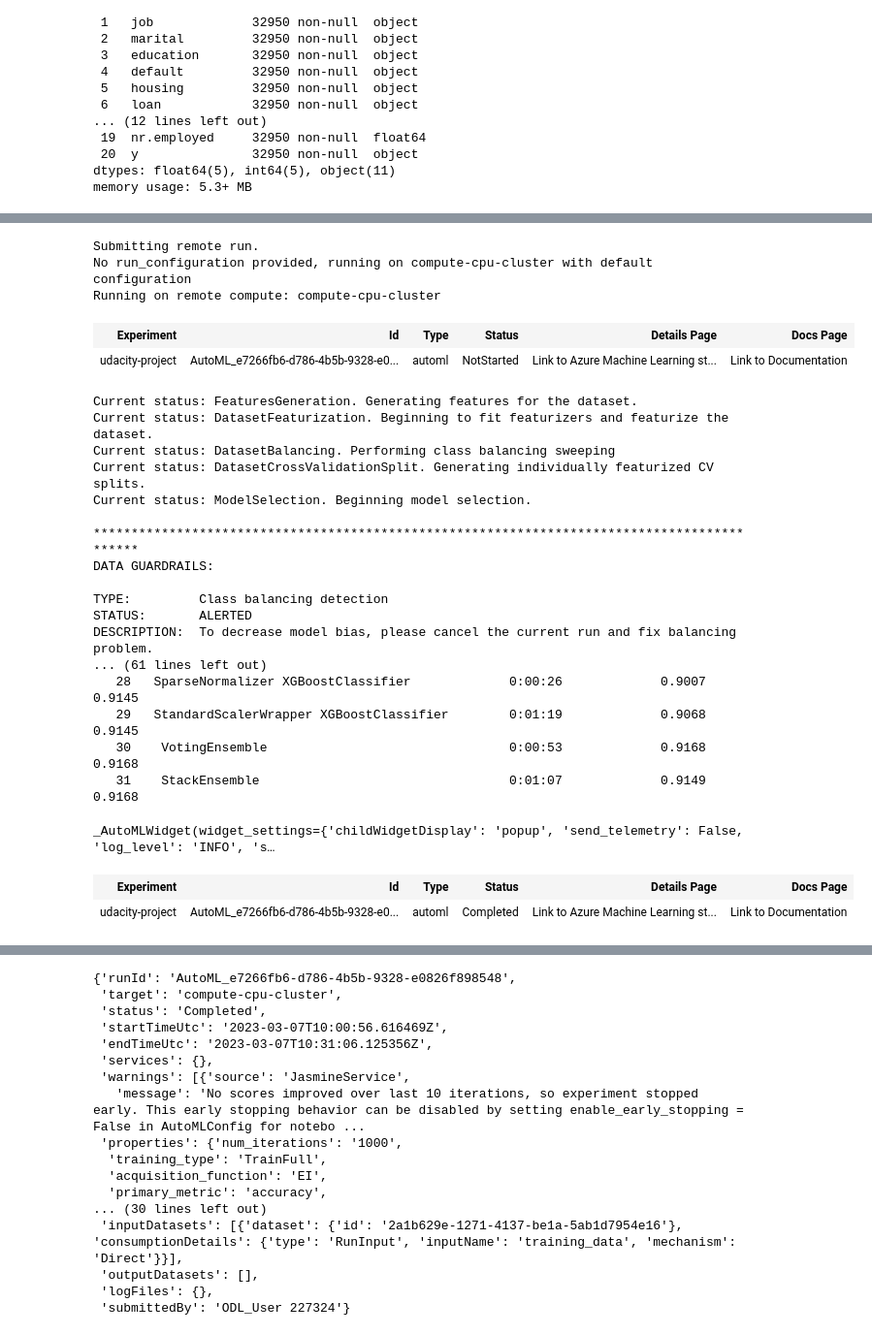
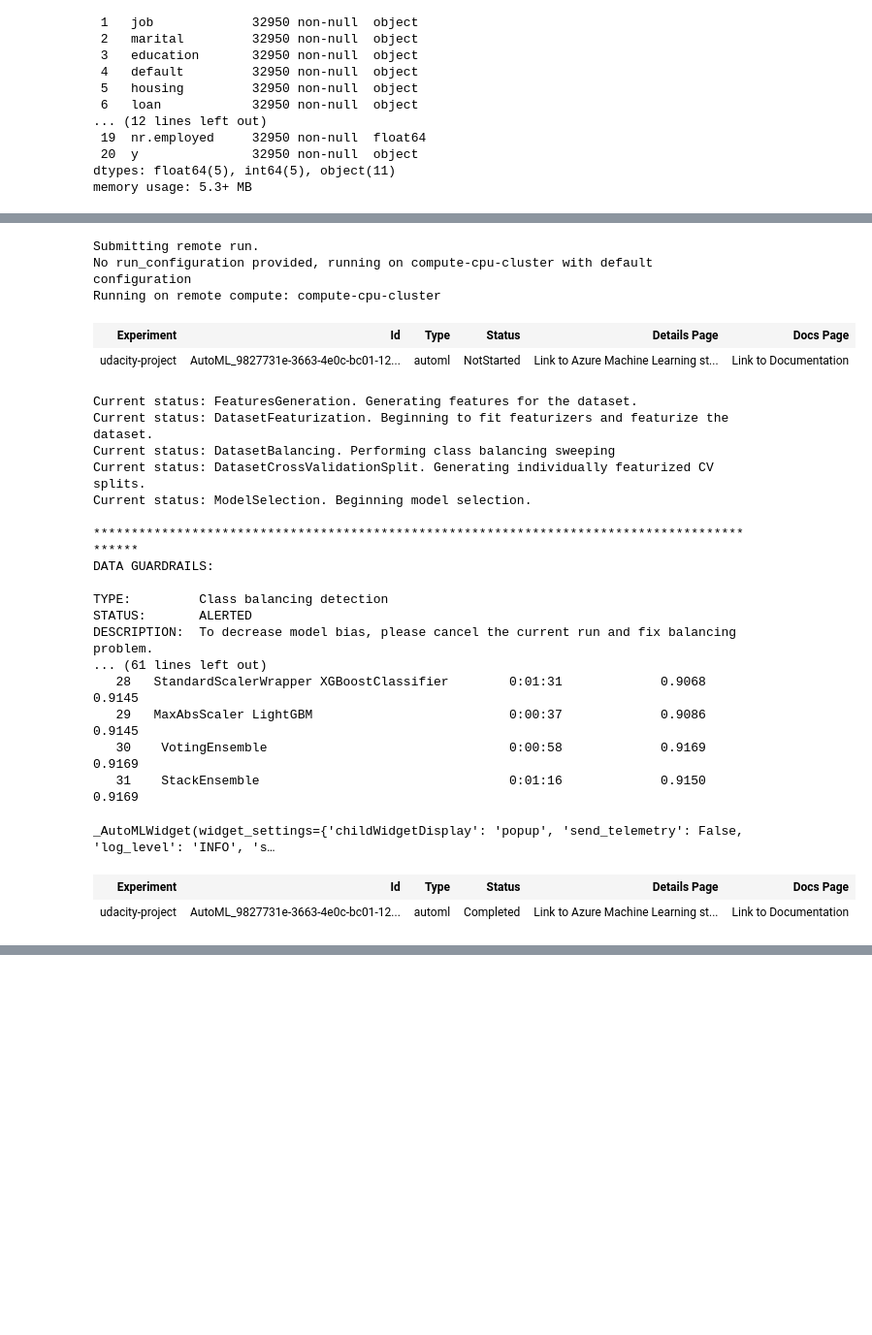
Before and after one commit to nguyenqu/nd00333_AZMLND_Optimizing_a_Pipeline_in_Azure-Starter_Files, a Jupyter notebook: udacity-project.ipynb, the cells around one changed output, grey strips where cells are left out. Shown: that part at 97% size. Drawn from its saved outputs; the diff is of its cells as text; code cells hidden in the pictures; blank space fills up the shorter version.

```diff
--- a/udacity-project.ipynb
+++ b/udacity-project.ipynb
@@ -41,7 +36,7 @@ Files and directories:
 from azureml.core.compute import ComputeTarget, AmlCompute
 
 ##cluster_name = "GIVE_A_CLUSTER_NAME"
-cluster_name = "compute-cpu-cluster1"
+cluster_name = "compute-cpu-cluster"
 
 # TODO: Create compute cluster
 # Use vm_size = "Standard_D2_V2" in your provisioning configuration.
@@ -344,22 +344,27 @@ automl_config = AutoMLConfig(
 # %%
 from azureml.widgets import RunDetails
 
 # Submit your automl run
 
 ### YOUR CODE HERE ###
 
-automl_run = exp.submit(automl_config, show_output=True)
+# Start the AutoML run
+automl_run = exp.submit(config = automl_config, show_output = True)
 
+# Monitor AutoML runs You can monitor the progress of the runs with the following Jupyter widget
 RunDetails(automl_run).show()
 
 # Wait to complete, show the output log
 automl_run.wait_for_completion(show_output=True)
+
+# evaluate the the run is indeed complete
+assert(automl_run.get_status() == "Completed")
 # %% [output]
 Submitting remote run.
 No run_configuration provided, running on compute-cpu-cluster with default configuration
 Running on remote compute: compute-cpu-cluster
 | Experiment | Id | Type | Status | Details Page | Docs Page |
-| udacity-project | AutoML_e7266fb6-d786-4b5b-9328-e0... | automl | NotStarted | Link to Azure Machine Learning st... | Link to Documentation |
+| udacity-project | AutoML_9827731e-3663-4e0c-bc01-12... | automl | NotStarted | Link to Azure Machine Learning st... | Link to Documentation |
 Current status: FeaturesGeneration. Generating features for the dataset.
 Current status: DatasetFeaturization. Beginning to fit featurizers and featurize the dataset.
 Current status: DatasetBalancing. Performing class balancing sweeping
@@ -373,13 +378,13 @@ TYPE:         Class balancing detection
 STATUS:       ALERTED
 DESCRIPTION:  To decrease model bias, please cancel the current run and fix balancing problem.
 ... (61 lines left out)
-   28   SparseNormalizer XGBoostClassifier             0:00:26             0.9007    0.9145
-   29   StandardScalerWrapper XGBoostClassifier        0:01:19             0.9068    0.9145
-   30    VotingEnsemble                                0:00:53             0.9168    0.9168
-   31    StackEnsemble                                 0:01:07             0.9149    0.9168
+   28   StandardScalerWrapper XGBoostClassifier        0:01:31             0.9068    0.9145
+   29   MaxAbsScaler LightGBM                          0:00:37             0.9086    0.9145
+   30    VotingEnsemble                                0:00:58             0.9169    0.9169
+   31    StackEnsemble                                 0:01:16             0.9150    0.9169
 _AutoMLWidget(widget_settings={'childWidgetDisplay': 'popup', 'send_telemetry': False, 'log_level': 'INFO', 's…
 | Experiment | Id | Type | Status | Details Page | Docs Page |
-| udacity-project | AutoML_e7266fb6-d786-4b5b-9328-e0... | automl | Completed | Link to Azure Machine Learning st... | Link to Documentation |
+| udacity-project | AutoML_9827731e-3663-4e0c-bc01-12... | automl | Completed | Link to Azure Machine Learning st... | Link to Documentation |
 ********************************************************************************************
 DATA GUARDRAILS:
 
@@ -400,17 +404,0 @@ DETAILS:      Imbalanced data can lead to a falsely perceived positive effect of
-{'runId': 'AutoML_e7266fb6-d786-4b5b-9328-e0826f898548',
- 'target': 'compute-cpu-cluster',
- 'status': 'Completed',
- 'startTimeUtc': '2023-03-07T10:00:56.616469Z',
- 'endTimeUtc': '2023-03-07T10:31:06.125356Z',
- 'services': {},
- 'warnings': [{'source': 'JasmineService',
-   'message': 'No scores improved over last 10 iterations, so experiment stopped early. This early stopping behavior can be disabled by setting enable_early_stopping = False in AutoMLConfig for notebo ...
- 'properties': {'num_iterations': '1000',
-  'training_type': 'TrainFull',
-  'acquisition_function': 'EI',
-  'primary_metric': 'accuracy',
-... (30 lines left out)
- 'inputDatasets': [{'dataset': {'id': '2a1b629e-1271-4137-be1a-5ab1d7954e16'}, 'consumptionDetails': {'type': 'RunInput', 'inputName': 'training_data', 'mechanism': 'Direct'}}],
- 'outputDatasets': [],
- 'logFiles': {},
- 'submittedBy': 'ODL_User 227324'}
```
Also changed, not shown: parts of 7 cells of this notebook, 6 other files.
